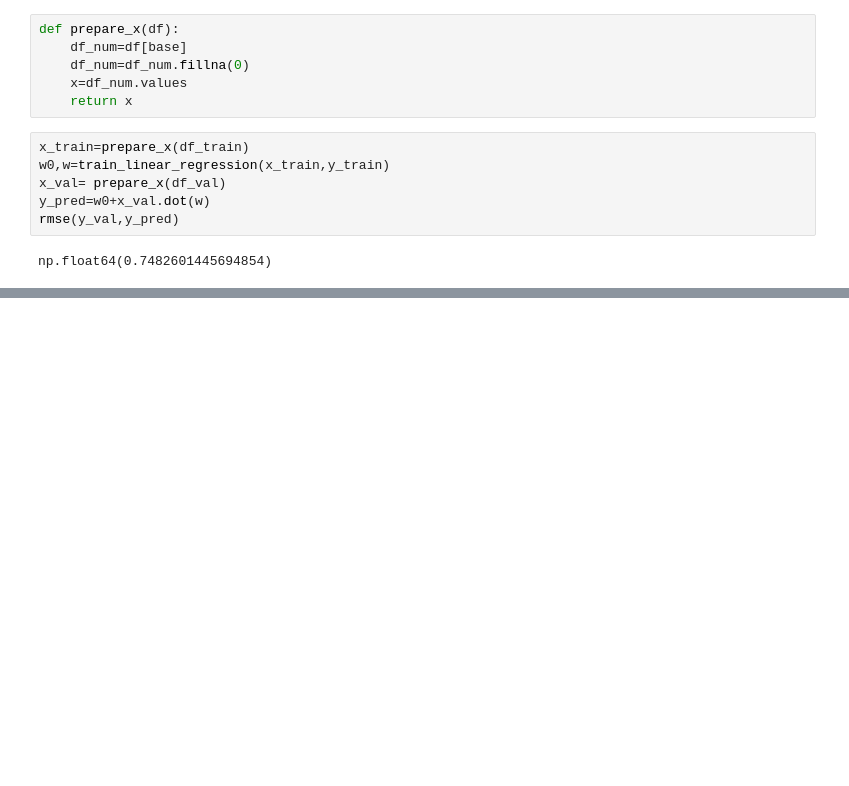
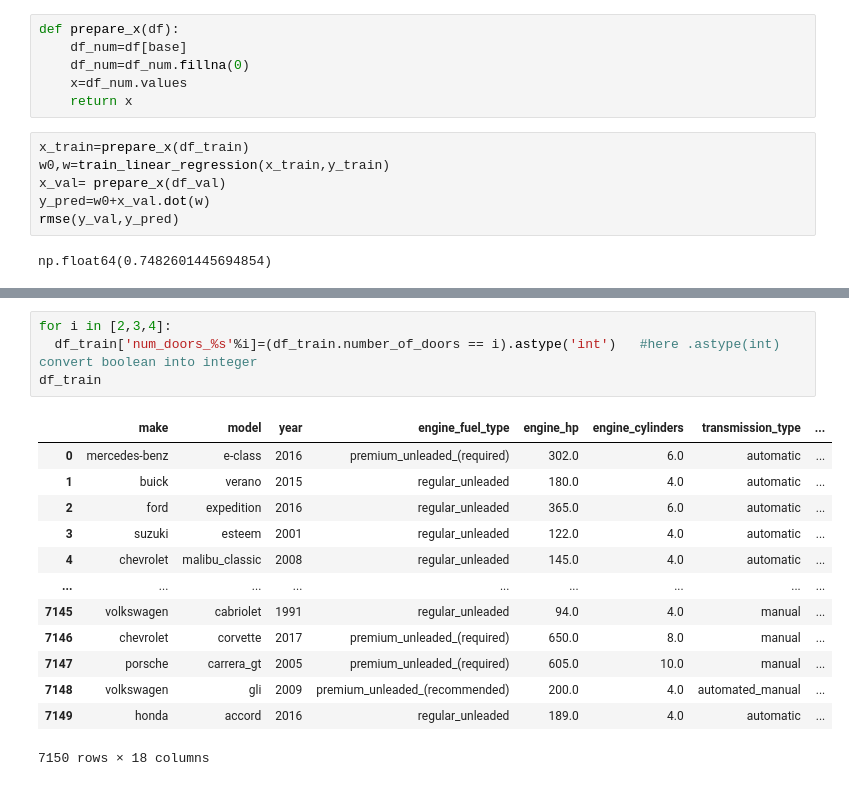
Before and after one commit to choudharyrajaryan7-cmyk/Car-Price-pridiction, a Jupyter notebook: Data.ipynb, the cells around one changed output, grey strips where cells are left out. Saved outputs shown, nothing was run; the diff lists cells and outputs as text; blank space fills up the shorter version.

```diff
--- a/Data.ipynb
+++ b/Data.ipynb
@@ -471,0 +529,18 @@ np.float64(0.7482601445694854)
+# %%
+for i in [2,3,4]:
+  df_train['num_doors_%s'%i]=(df_train.number_of_doors == i).astype('int')   #here .astype(int)  convert boolean into integer
+df_train
+# %% [output]
+|  | make | model | year | engine_fuel_type | engine_hp | engine_cylinders | transmission_type | ... |
+| 0 | mercedes-benz | e-class | 2016 | premium_unleaded_(required) | 302.0 | 6.0 | automatic | ... |
+| 1 | buick | verano | 2015 | regular_unleaded | 180.0 | 4.0 | automatic | ... |
+| 2 | ford | expedition | 2016 | regular_unleaded | 365.0 | 6.0 | automatic | ... |
+| 3 | suzuki | esteem | 2001 | regular_unleaded | 122.0 | 4.0 | automatic | ... |
+| 4 | chevrolet | malibu_classic | 2008 | regular_unleaded | 145.0 | 4.0 | automatic | ... |
+| ... | ... | ... | ... | ... | ... | ... | ... | ... |
+| 7145 | volkswagen | cabriolet | 1991 | regular_unleaded | 94.0 | 4.0 | manual | ... |
+| 7146 | chevrolet | corvette | 2017 | premium_unleaded_(required) | 650.0 | 8.0 | manual | ... |
+| 7147 | porsche | carrera_gt | 2005 | premium_unleaded_(required) | 605.0 | 10.0 | manual | ... |
+| 7148 | volkswagen | gli | 2009 | premium_unleaded_(recommended) | 200.0 | 4.0 | automated_manual | ... |
+| 7149 | honda | accord | 2016 | regular_unleaded | 189.0 | 4.0 | automatic | ... |
+7150 rows × 18 columns
```
Also changed, not shown: parts of 12 cells of this notebook.
